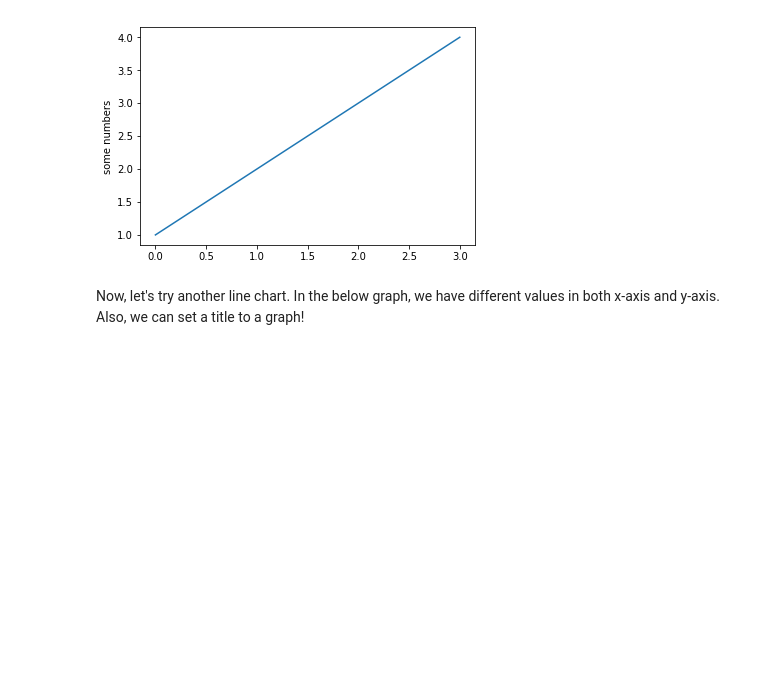
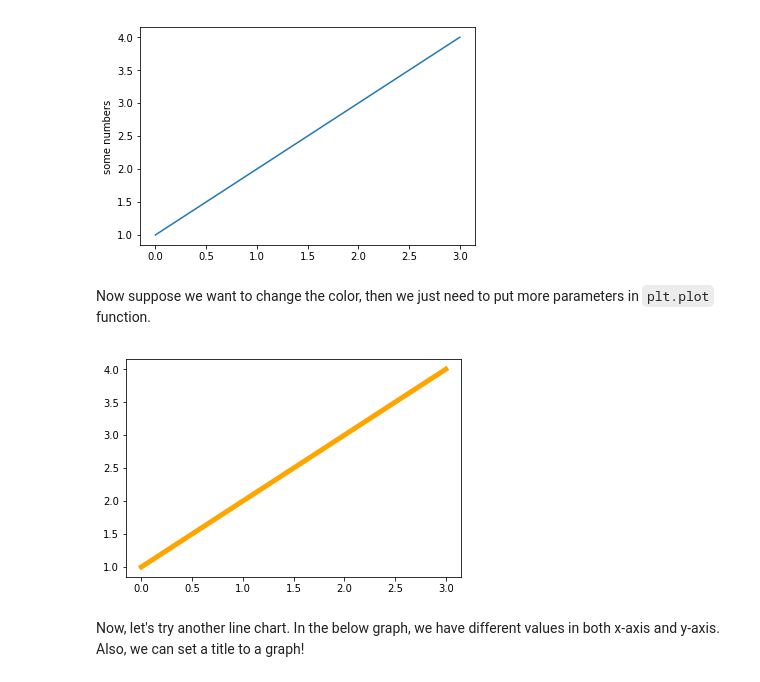
Before and after one commit to howawong/python-for-students, a Jupyter notebook: Data Visualization.ipynb, the cells around one changed output. Saved outputs shown, nothing was run; the diff lists cells and outputs as text; code cells hidden in the pictures; blank space fills up the shorter version.

```diff
--- a/Data Visualization.ipynb
+++ b/Data Visualization.ipynb
@@ -38,6 +38,13 @@ plt.ylabel('some numbers')
 plt.show()
 # %% [output]
 [figure]
+# %% [markdown]
+Now suppose we want to change the color, then we just need to put more parameters in `plt.plot` function.
+# %%
+plt.plot([1, 2, 3, 4], color='orange', linewidth='5')
+plt.show()
+# %% [output]
+[figure, added]
 # %% [markdown]
 Now, let's try another line chart. In the below graph, we have different values in both x-axis and y-axis. Also, we can set a title to a graph!
 # %%
```
Also changed, not shown: parts of 19 cells of this notebook, 2 other files.
